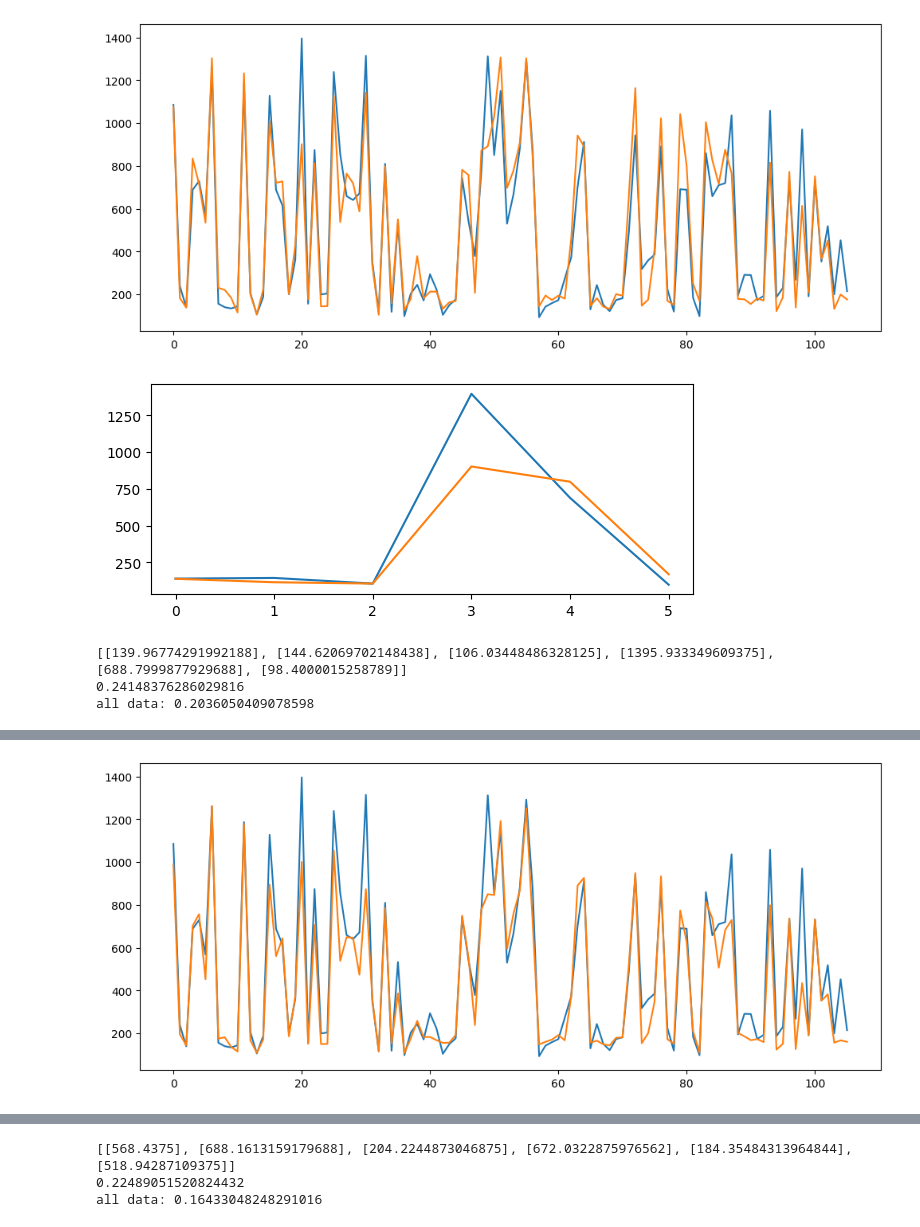
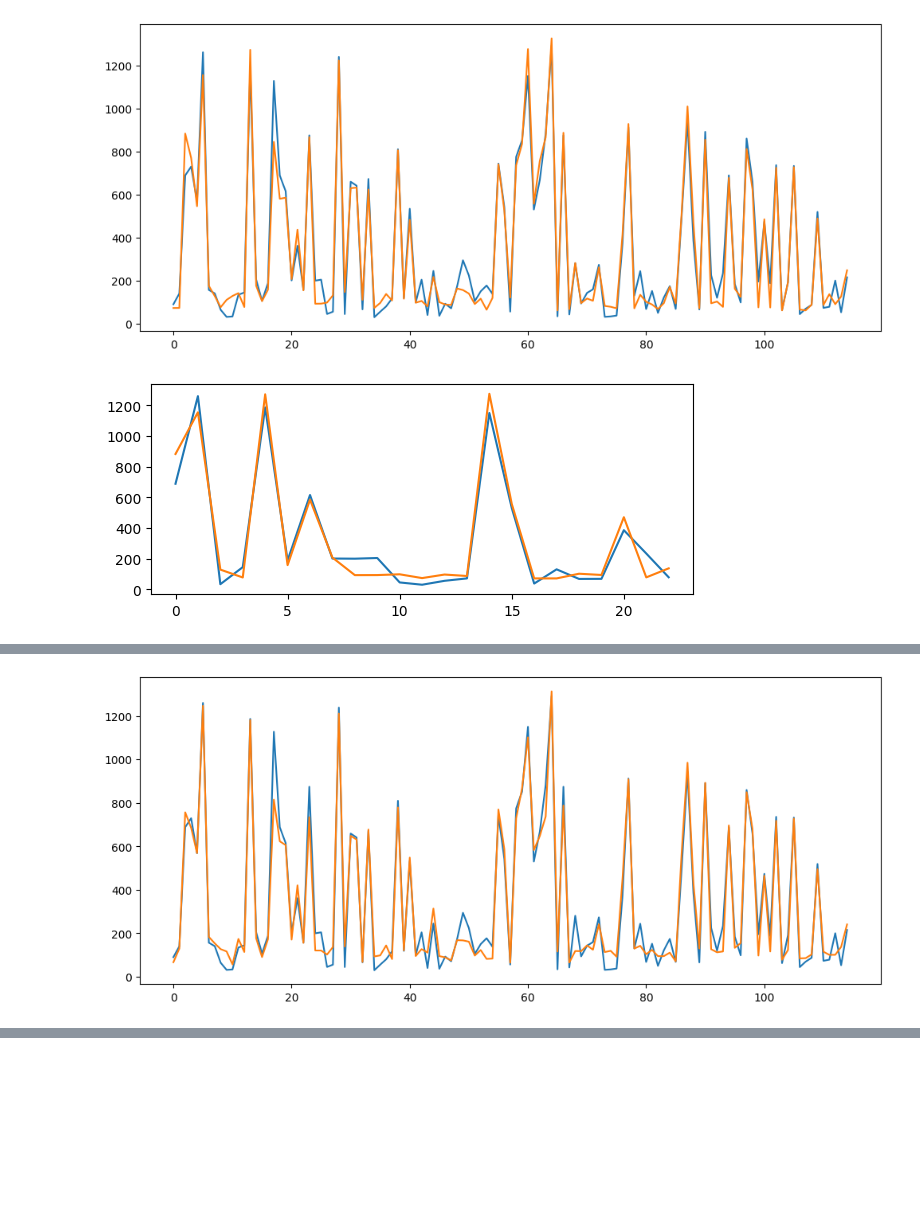
Before and after one commit to HSEGeoMarketing/ML-Model, a Jupyter notebook: model_sklearn.ipynb, the cells around one changed output, grey strips where cells are left out. Saved outputs shown, nothing was run; the diff lists cells and outputs as text; code cells hidden in the pictures; blank space fills up the shorter version.

Commit message:
Best MAE model

```diff
--- a/model_sklearn.ipynb
+++ b/model_sklearn.ipynb
@@ -27,7 +29,7 @@ for Id in distance.columns:
 # %%
 # market data get
 
-Markets_file_path = 'Market_data_changed41.xlsx'
+Markets_file_path = 'Market_data_changed21.xlsx' # 21 is best for MAE - 25000epochs, 41 for MAPE - 8000epochs
 market_data = pd.read_excel(Markets_file_path, index_col='Full_Address')
 
 Coord_file_path = 'Coord.xlsx'
@@ -124,6 +126,7 @@ X.head()
 
 X = pd.get_dummies(X, columns=categorical_cols)
 # %%
+from torch.nn import MSELoss, L1Loss
 from sklearn.model_selection import KFold
 import torch
 from torch import nn
@@ -152,15 +155,18 @@ class LinearRegressionModel(torch.nn.Module):
         y_pred = self.layers(x)
         return y_pred
 
-# from torch.nn import MSELoss
-# loss = MSELoss()
-loss = MeanAbsolutePercentageError()
+
+
+
+loss = L1Loss()
+loss1 = MSELoss()
+loss2 = MeanAbsolutePercentageError()
 
 
 
 from sklearn.model_selection import KFold
 
-kf = KFold(n_splits=20, random_state=4, shuffle=True)
+kf = KFold(n_splits=5, random_state=4, shuffle=True)
 
 metrics_valid = []
 metrics_all = []
@@ -178,7 +184,7 @@ for train_ind, test_ind in kf.split(X):
 
     optimizer_ln = torch.optim.Adam(m_model.parameters(), lr=0.008)
 
-    for epoch in range(20001):
+    for epoch in range(25001):
 
         pred_y = m_model(x_data_train)
         loss_ln = loss(pred_y, y_data_train)
@@ -186,6 +192,8 @@ for train_ind, test_ind in kf.split(X):
         optimizer_ln.zero_grad()
         loss_ln.backward()
         optimizer_ln.step()
+        if epoch % 5000 == 0:
+             print('epoch {}, loss {}'.format(epoch, loss_ln.item()))
 
 
     m_predictions = m_model(x_data_valid)
@@ -229,5 +243,2 @@ print('all data mean:', mean(metrics_all))
-[figure, old version]
+[figure, new version]
-[figure, old version]
+[figure, new version]
-[[139.96774291992188], [144.62069702148438], [106.03448486328125], [1395.933349609375], [688.7999877929688], [98.4000015258789]]
-0.24148376286029816
-all data: 0.2036050409078598
@@ -234 +254 @@ all data: 0.2036050409078598
-[figure, old version]
+[figure, new version]
@@ -236,3 +255,0 @@ all data: 0.2036050409078598
-[[568.4375], [688.1613159179688], [204.2244873046875], [672.0322875976562], [184.35484313964844], [518.94287109375]]
-0.22489051520824432
-all data: 0.16433048248291016
```
Also changed, not shown: parts of 5 cells of this notebook, 1 other file.
